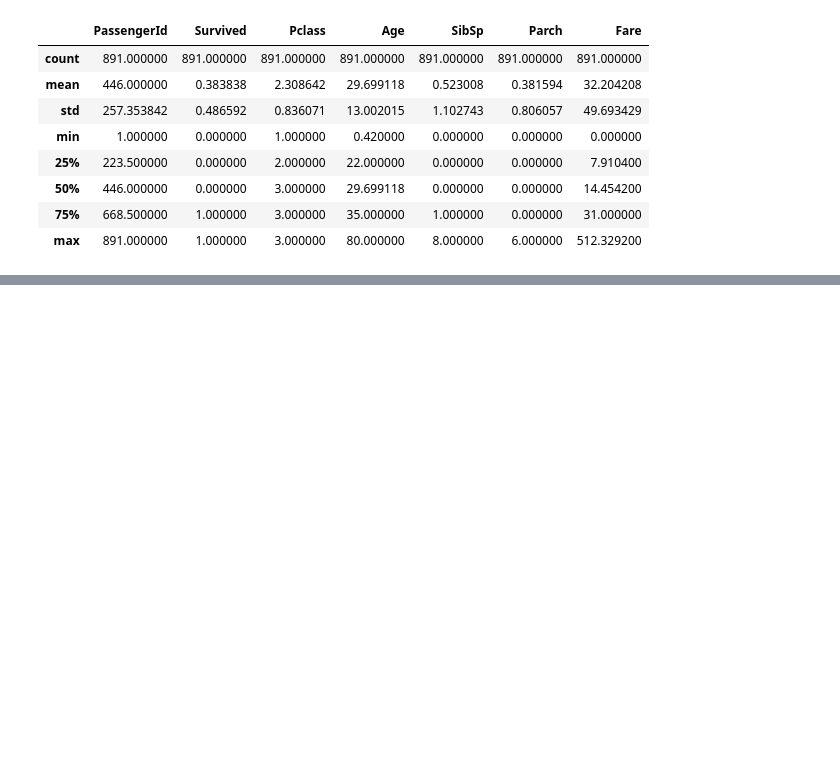
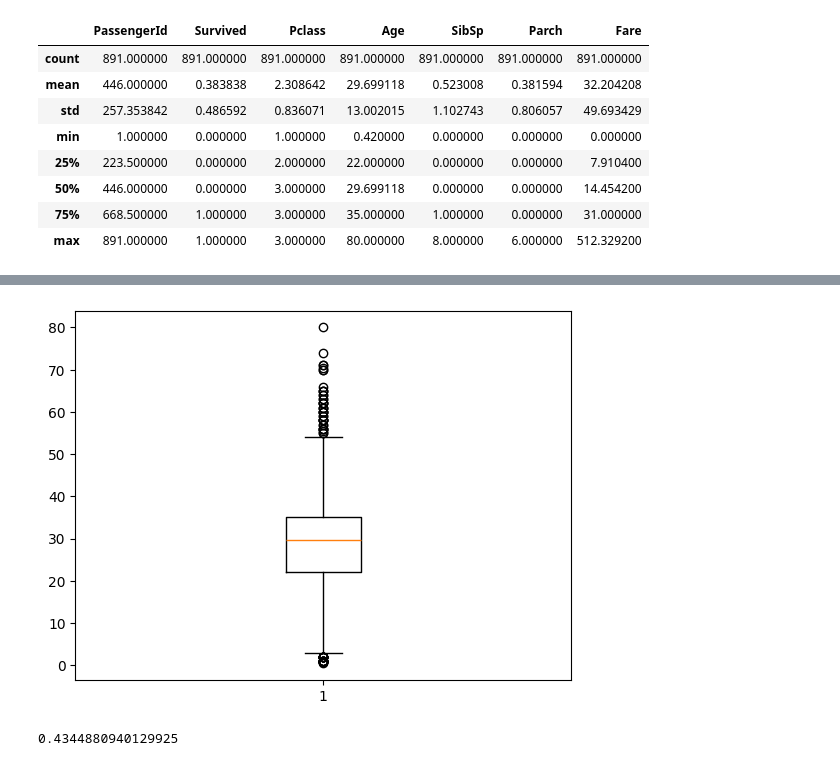
Before and after one commit to syedali254/Data-science, a Jupyter notebook: Untitled.ipynb, the cells around one changed output, grey strips where cells are left out. Cells and saved outputs as stored; diff of their text form; code cells hidden in the pictures; blank space fills up the shorter version.

```diff
--- a/Untitled.ipynb
+++ b/Untitled.ipynb
@@ -144,0 +183,9 @@ df.describe()
+# %%
+plt.boxplot(x="Age",data=df)
+plt.show()
+# %% [output]
+[figure, added]
+# %%
+print(df["Age"].skew())    #measure the skewness of how uneven the data is it must be skew=0 so ml model can be trained perfectly
+# %% [output]
+0.4344880940129925
```
Also changed, not shown: parts of 19 cells of this notebook, 1 other file.
